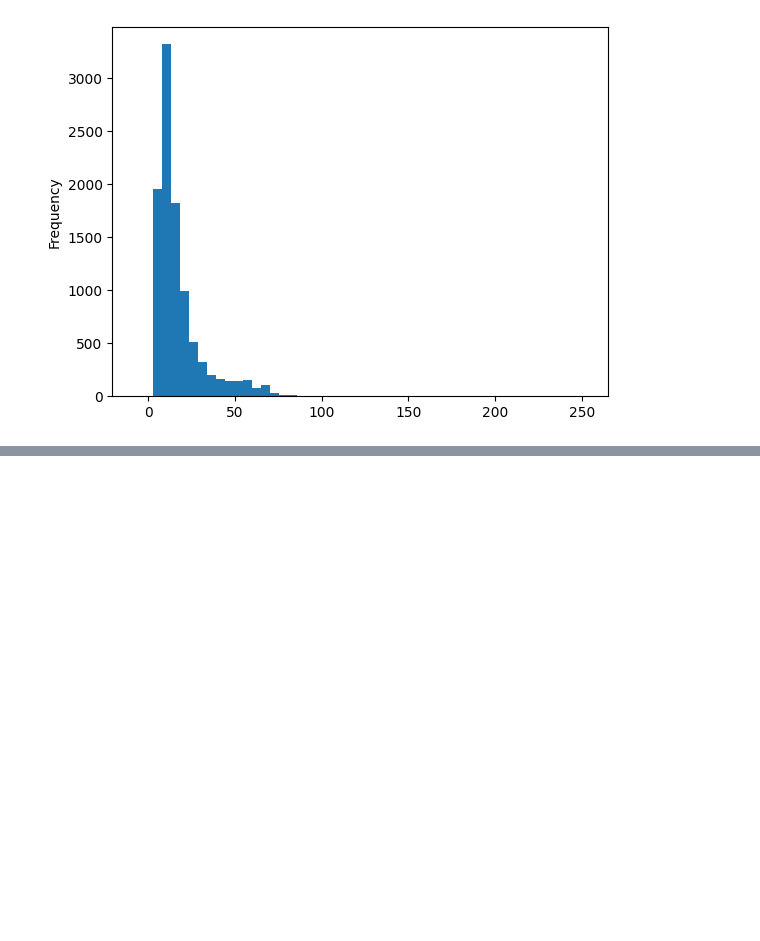
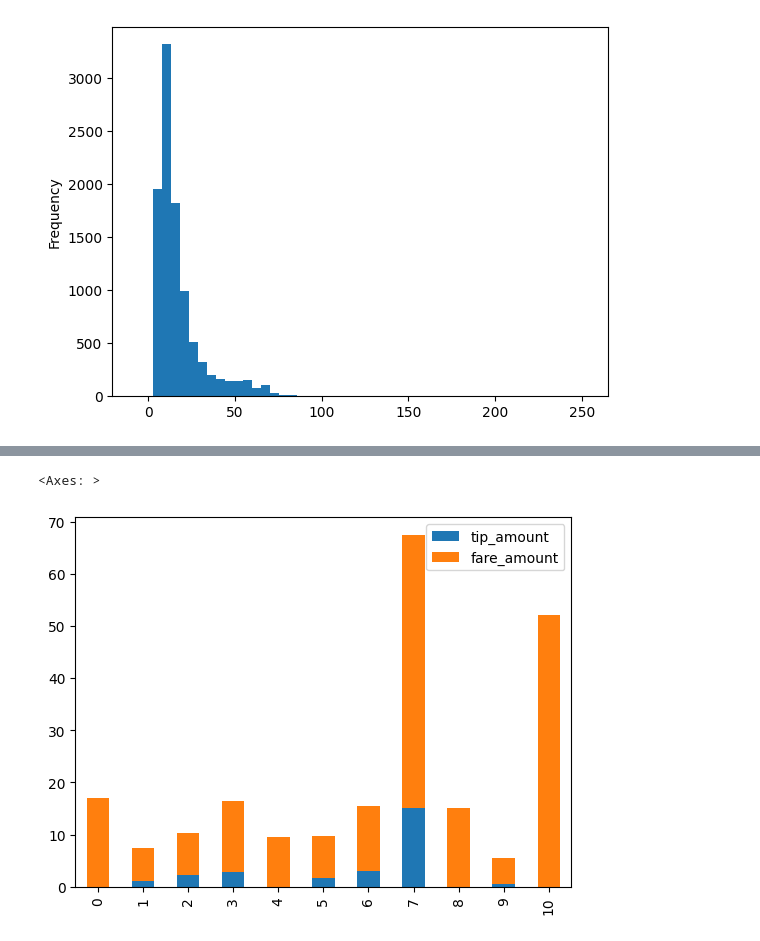
Before and after one commit to reuven/oreilly-2025-05May-pandas, a Jupyter notebook: OReilly - 2025-05May-19.ipynb, the cells around one changed output, grey strips where cells are left out. Drawn from its saved outputs; the diff is of its cells as text; code cells hidden in the pictures; blank space fills up the shorter version.

```diff
--- a/OReilly - 2025-05May-19.ipynb
+++ b/OReilly - 2025-05May-19.ipynb
@@ -1661,0 +1660,8 @@ df.loc[
+# %%
+df.loc[
+    :10,
+    ['tip_amount', 'fare_amount']
+].plot.bar(stacked=True)
+# %% [output]
+<Axes: >
+[figure, added]
```
Also changed, not shown: parts of 3 cells of this notebook.
